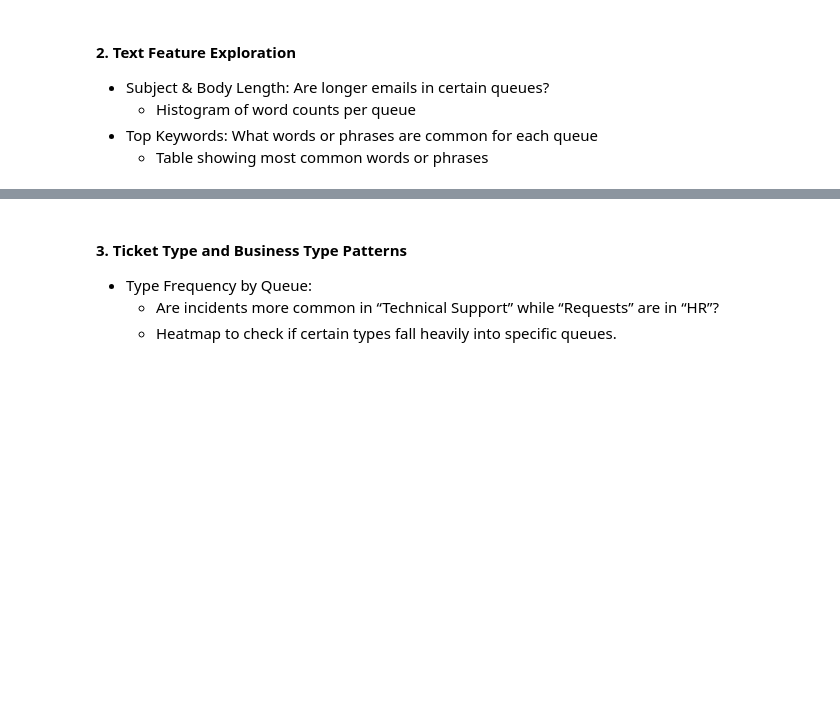
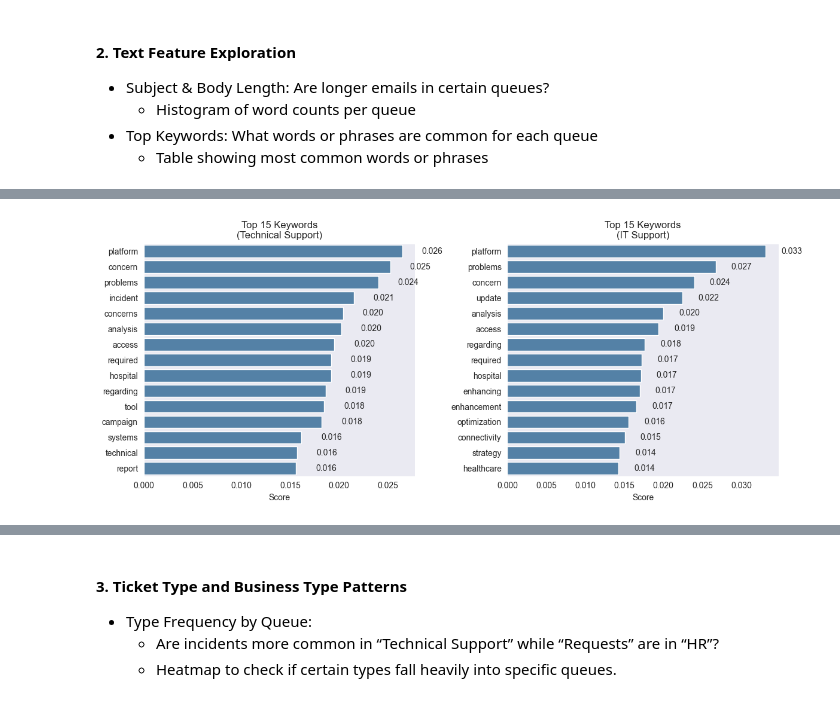
Before and after one commit to dallen014/queuerious_detector, a Jupyter notebook: notebooks/0.03-da-exploration-notebook.ipynb, the cells around one changed output, grey strips where cells are left out. Cells and saved outputs as stored; diff of their text form; code cells hidden in the pictures; blank space fills up the shorter version.

```diff
--- a/notebooks/0.03-da-exploration-notebook.ipynb
+++ b/notebooks/0.03-da-exploration-notebook.ipynb
@@ -230,0 +78,18 @@ plot_text_length_by_queue(english_data, text_col='analysis_text',
+# %%
+queues = english_data['queue'].unique().tolist()
+top_words = top_keywords_per_queue(english_data,
+                                   text_col='subject',
+                                   queue_col='queue',
+                                   method='count',
+                                   top_n=20,
+                                   compare_queues= queues,
+                                   visualize=False,
+                                   )
+# Group by word and count the number of unique queues each word appears in
+word_queue_counts = top_words.groupby('word')['queue'].nunique()
+
+# Filter for words that appear in at least 3 queues
+common_words = word_queue_counts[word_queue_counts >= 3].index.tolist()
+
+# Display result
+display(common_words)
@@ -230,0 +122,14 @@ plot_text_length_by_queue(english_data, text_col='analysis_text',
+# %%
+#let's review technical support and IT support keywords usig tfif
+top_words = top_keywords_per_queue(english_data,
+                                   text_col='subject',
+                                   queue_col='queue',
+                                   method='tfidf',
+                                   top_n=15,
+                                   compare_queues=["Technical Support",
+                                                   "IT Support"],
+                                   visualize=True,
+                                   extra_stopwords=common_words
+                                   )
+# %% [output]
+[figure, added]
```
Also changed, not shown: parts of 26 cells of this notebook, 2 other files.
